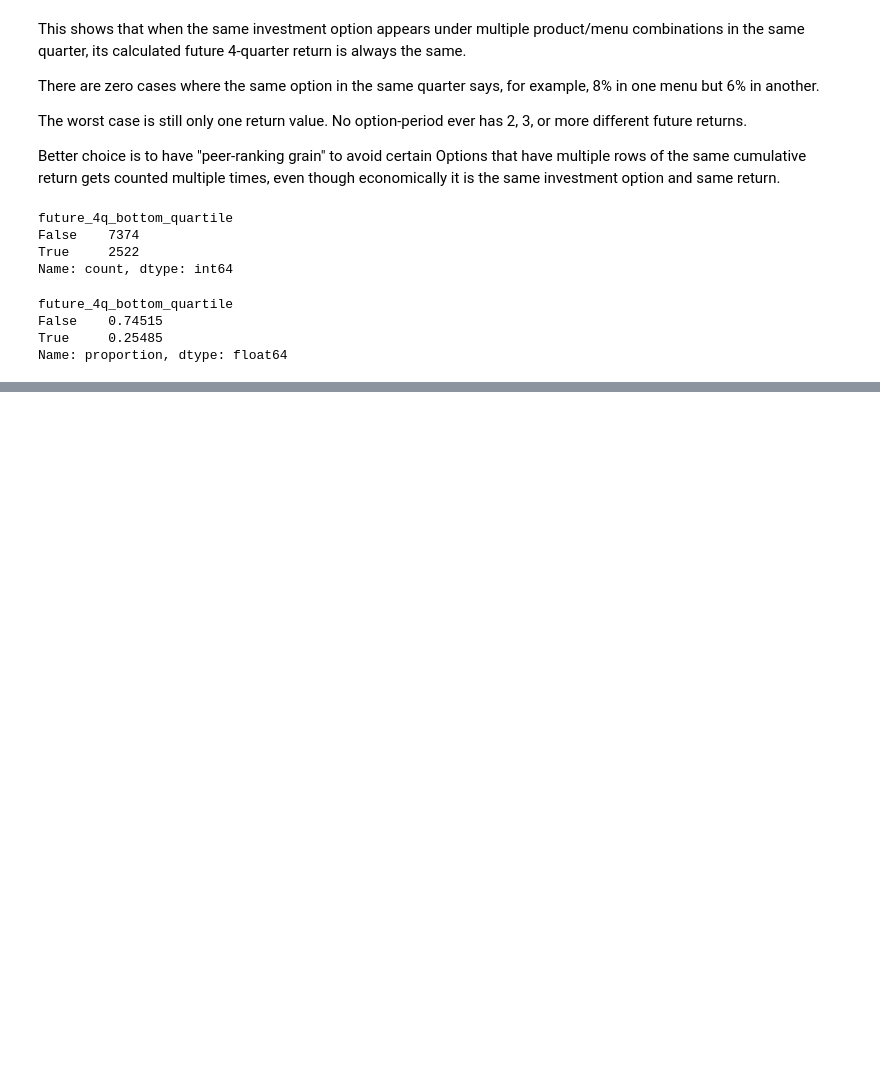
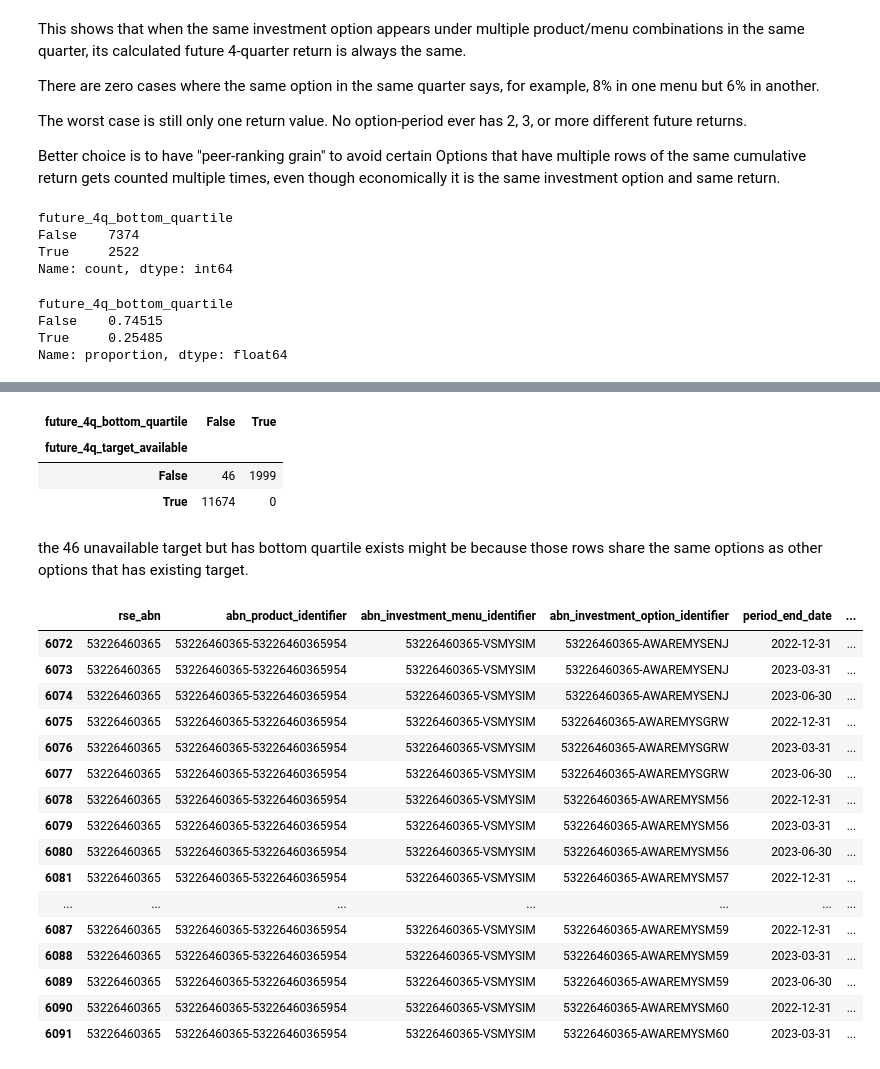
Before and after one commit to terra9/superannuation-performance-early-warning, a Jupyter notebook: notebooks/apra_data_audit.ipynb, the cells around one changed output, grey strips where cells are left out. Saved outputs shown, nothing was run; the diff lists cells and outputs as text; code cells hidden in the pictures; blank space fills up the shorter version.

```diff
--- a/notebooks/apra_data_audit.ipynb
+++ b/notebooks/apra_data_audit.ipynb
@@ -9994,0 +10047,69 @@ Name: proportion, dtype: float64
+# %%
+pd.crosstab(
+    hist_model_mysuper_target_peer[
+        "future_4q_target_available"
+    ],
+    hist_model_mysuper_target_peer[
+        "future_4q_bottom_quartile"
+    ].isna(),
+    dropna=False,
+)
+# %% [output]
+| future_4q_bottom_quartile | False | True |
+| future_4q_target_available |  |  |
+| False | 46 | 1999 |
+| True | 11674 | 0 |
+# %% [markdown]
+the 46 unavailable target but has bottom quartile exists might be because those rows share the same options as other options that has existing target.
+# %%
+problem_rows = hist_model_mysuper_target_peer.loc[
+    (~hist_model_mysuper_target_peer[
+        "future_4q_target_available"
+    ])
+    &
+    (
+        hist_model_mysuper_target_peer[
+            "future_4q_bottom_quartile"
+        ].notna()
+    )
+].copy()
+
+problem_rows.shape
+
+problem_rows[
+    [
+        "rse_abn",
+        "abn_product_identifier",
+        "abn_investment_menu_identifier",
+        "abn_investment_option_identifier",
+        "period_end_date",
+        "future_4q_target_available",
+        "future_4q_cumulative_return",
+        "future_4q_q25_threshold",
+        "future_4q_bottom_quartile",
+    ]
+].sort_values(
+    [
+        "rse_abn",
+        "abn_investment_option_identifier",
+        "period_end_date",
+    ]
+).head(20)
+# %% [output]
+|  | rse_abn | abn_product_identifier | abn_investment_menu_identifier | abn_investment_option_identifier | period_end_date | ... |
+| 6072 | 53226460365 | 53226460365-53226460365954 | 53226460365-VSMYSIM | 53226460365-AWAREMYSENJ | 2022-12-31 | ... |
+| 6073 | 53226460365 | 53226460365-53226460365954 | 53226460365-VSMYSIM | 53226460365-AWAREMYSENJ | 2023-03-31 | ... |
+| 6074 | 53226460365 | 53226460365-53226460365954 | 53226460365-VSMYSIM | 53226460365-AWAREMYSENJ | 2023-06-30 | ... |
+| 6075 | 53226460365 | 53226460365-53226460365954 | 53226460365-VSMYSIM | 53226460365-AWAREMYSGRW | 2022-12-31 | ... |
+| 6076 | 53226460365 | 53226460365-53226460365954 | 53226460365-VSMYSIM | 53226460365-AWAREMYSGRW | 2023-03-31 | ... |
+| 6077 | 53226460365 | 53226460365-53226460365954 | 53226460365-VSMYSIM | 53226460365-AWAREMYSGRW | 2023-06-30 | ... |
+| 6078 | 53226460365 | 53226460365-53226460365954 | 53226460365-VSMYSIM | 53226460365-AWAREMYSM56 | 2022-12-31 | ... |
+| 6079 | 53226460365 | 53226460365-53226460365954 | 53226460365-VSMYSIM | 53226460365-AWAREMYSM56 | 2023-03-31 | ... |
+| 6080 | 53226460365 | 53226460365-53226460365954 | 53226460365-VSMYSIM | 53226460365-AWAREMYSM56 | 2023-06-30 | ... |
+| 6081 | 53226460365 | 53226460365-53226460365954 | 53226460365-VSMYSIM | 53226460365-AWAREMYSM57 | 2022-12-31 | ... |
+| ... | ... | ... | ... | ... | ... | ... |
+| 6087 | 53226460365 | 53226460365-53226460365954 | 53226460365-VSMYSIM | 53226460365-AWAREMYSM59 | 2022-12-31 | ... |
+| 6088 | 53226460365 | 53226460365-53226460365954 | 53226460365-VSMYSIM | 53226460365-AWAREMYSM59 | 2023-03-31 | ... |
+| 6089 | 53226460365 | 53226460365-53226460365954 | 53226460365-VSMYSIM | 53226460365-AWAREMYSM59 | 2023-06-30 | ... |
+| 6090 | 53226460365 | 53226460365-53226460365954 | 53226460365-VSMYSIM | 53226460365-AWAREMYSM60 | 2022-12-31 | ... |
+| 6091 | 53226460365 | 53226460365-53226460365954 | 53226460365-VSMYSIM | 53226460365-AWAREMYSM60 | 2023-03-31 | ... |
```
Also changed, not shown: parts of 13 cells of this notebook.
